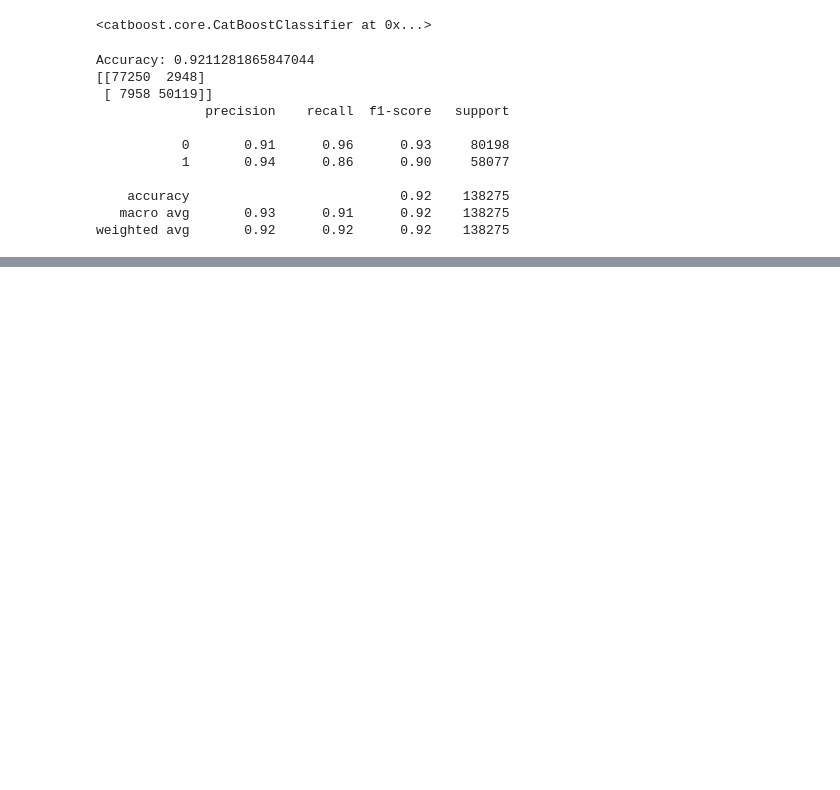
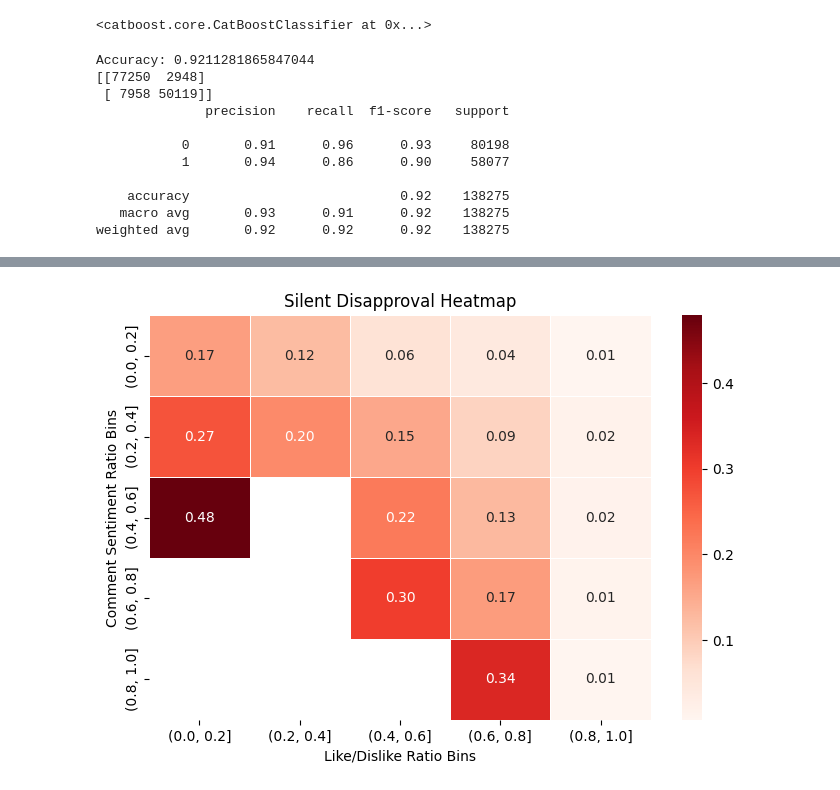
Before and after one commit to betanight/youtube_sentiment_analysis, a Jupyter notebook: notebooks/eda_analysis_jeel.ipynb, the cells around one changed output, grey strips where cells are left out. Saved outputs shown, nothing was run; the diff lists cells and outputs as text; code cells hidden in the pictures; blank space fills up the shorter version.

```diff
--- a/notebooks/eda_analysis_jeel.ipynb
+++ b/notebooks/eda_analysis_jeel.ipynb
@@ -411,0 +529,22 @@ weighted avg       0.92      0.92      0.92    138275
+# %%
+bins = [0, 0.2, 0.4, 0.6, 0.8, 1] # Define the bins for the histogram
+
+cv['like'] = pd.cut(cv['like_dislike_ratio'], bins=bins) # Bin the 'like_dislike_ratio' column
+cv['comment'] = pd.cut(cv['comment_sentiment_ratio'], bins=bins) # Bin the 'comment_sentiment_ratio' column
+
+pivot = cv.pivot_table(
+    index='comment',
+    columns='like',
+    values='silent_disapproval',
+    aggfunc='mean'
+) # Create a pivot table to count the number of videos in each bin
+
+plt.figure(figsize=(7, 5))
+sns.heatmap(pivot, annot=True, fmt=".2f", cmap='Reds', linewidths=0.5)
+plt.title("Silent Disapproval Heatmap")
+plt.xlabel("Like/Dislike Ratio Bins")
+plt.ylabel("Comment Sentiment Ratio Bins")
+plt.tight_layout()
+plt.show()
+# %% [output]
+[figure, added]
```
Also changed, not shown: parts of 14 cells of this notebook, 3 other files.
